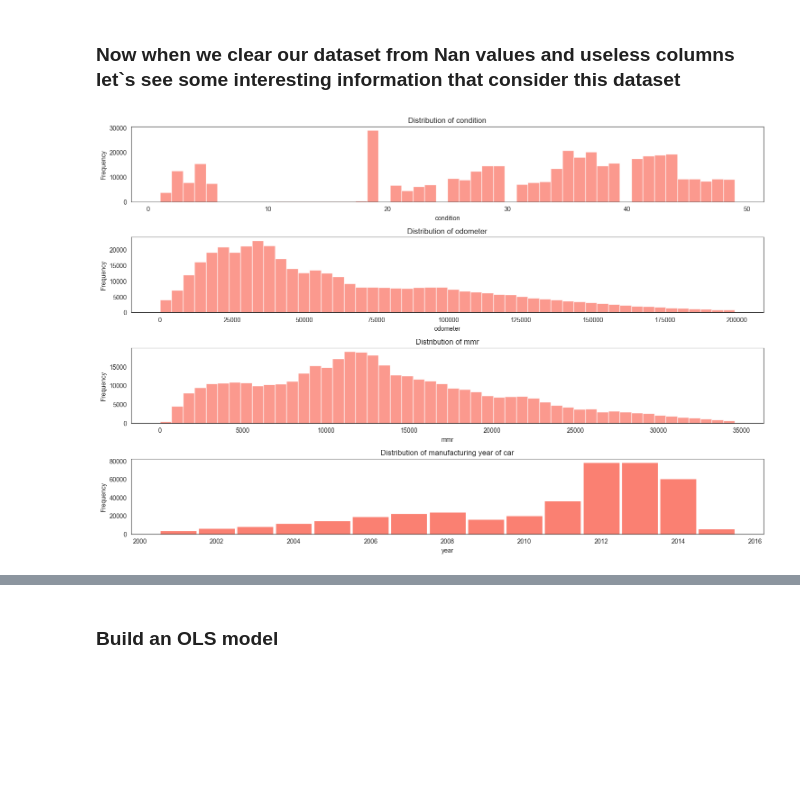
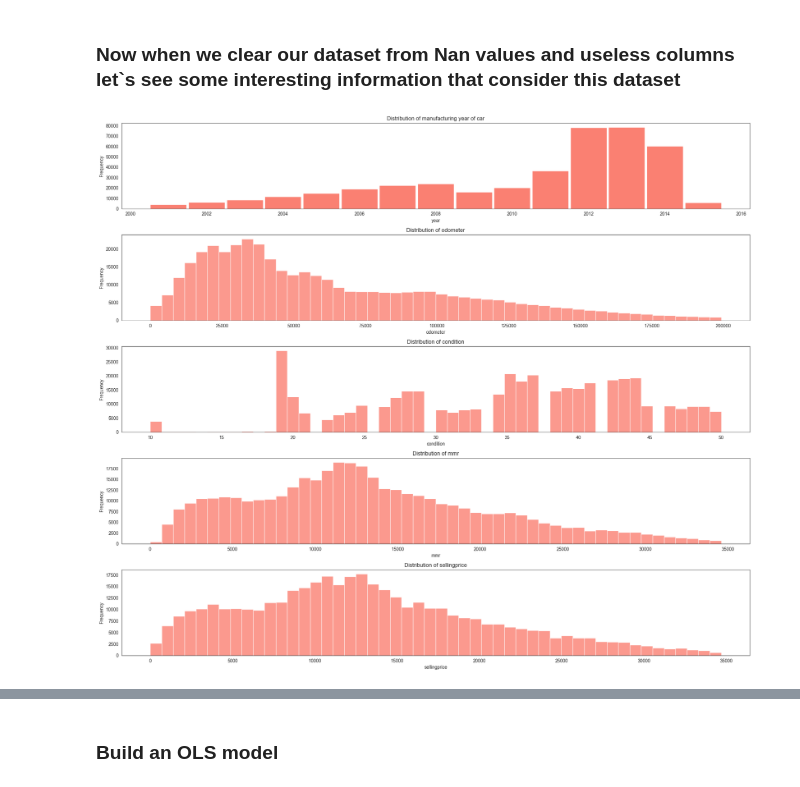
Before and after one commit to PavloKukurik/Car_prices_research, a Jupyter notebook: proj_test.ipynb, the cells around one changed output, grey strips where cells are left out. Drawn from its saved outputs; the diff is of its cells as text; code cells hidden in the pictures; blank space fills up the shorter version.

```diff
--- a/proj_test.ipynb
+++ b/proj_test.ipynb
@@ -97,0 +260,3 @@ df.describe()
+# %%
+df['state']=df['state'].apply(lambda x:x if len(x)==2 else None)
+df['state']=df['state'].str.upper()
@@ -97,0 +268,7 @@ df.describe()
+# %%
+# some condition values range between 1 and 5, some bewteen 10 and 50
+# scale is different for these two groups
+#1==10, 2==20... 5==50 as we understand it
+df['condition']=df['condition'].apply(lambda x:x*10 if x<=5 else x)
+# After transformation
+df.plot.scatter(x='condition',y='sellingprice',title='odometer vs sellingprice')
@@ -97,0 +278,14 @@ df.describe()
+# %%
+colors=[]
+
+for color in df['color']:
+    if any([i in str(color) for i in ['1','2','3','4','5','6','7','8','9']]):
+        colors.append(None)
+    else:
+        colors.append(color)
+
+df['color']=colors
+
+df['color']=colors
+df['color']=df['color'].replace('—',np.nan)
+df['color'].unique().tolist()
@@ -97,0 +313,3 @@ df.describe()
+# %%
+df['interior']=df['interior'].replace('—',np.nan)
+df['interior'].nunique()
@@ -187,35 +411,35 @@ clean_data = clean_data[clean_data['sale_year'] == 2015]
 # %%
 # plt.style.use('seaborn-white')
 
 def plot_distribution(data_name: pd.DataFrame, column_name: list[str]) -> None:
     """
     The func plot distribution for columns in the dataframe
     :param data_name: Name of data
     :param column_name: name of column to plot
     """
     num_plots = len(column_name) + 1
-    plt.figure(figsize=(15, 12))
+    plt.figure(figsize=(20, 20))
 
     for num, name in enumerate(column_name, start=1):
         plt.subplot(num_plots, 1, num)
         if name == 'year':
             cars_sold_by_year = data_name[name].value_counts().sort_index()
             plt.bar(cars_sold_by_year.index, cars_sold_by_year.values, color='salmon', width=0.95)
             plt.title('Distribution of manufacturing year of car')
 
         else:
             plt.hist(data_name[name], bins=50, color='salmon', alpha=0.8)
             plt.title(f'Distribution of {name}')
 
         plt.xlabel(f'{name}')
         plt.ylabel('Frequency')
 
     plt.tight_layout()
     plt.show()
 
-plot_distribution(clean_data, ['condition', 'odometer', 'mmr', 'year'])
+plot_distribution(clean_data, ['year', 'odometer', 'condition', 'mmr', 'sellingprice'])
 # %% [output]
-[figure, old version]
+[figure, new version]
 # %%
 # Let`s see the moat popular color, model and brand
 def plot_pie_chart(column, title, limit=10, ax=None):
```
Also changed, not shown: parts of 21 cells of this notebook.
